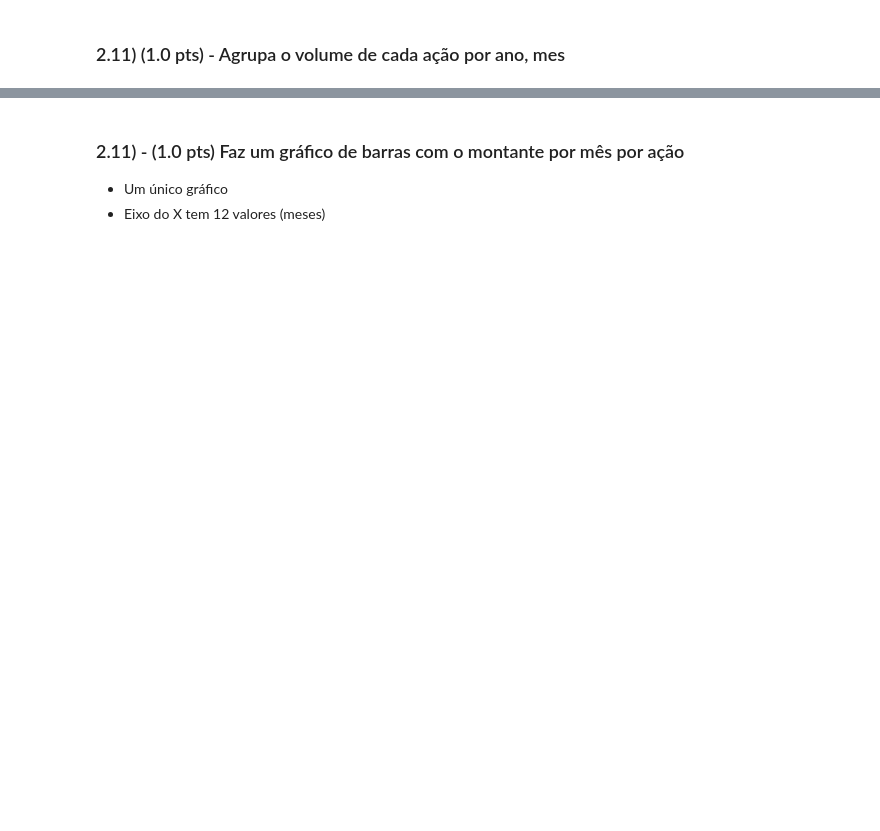
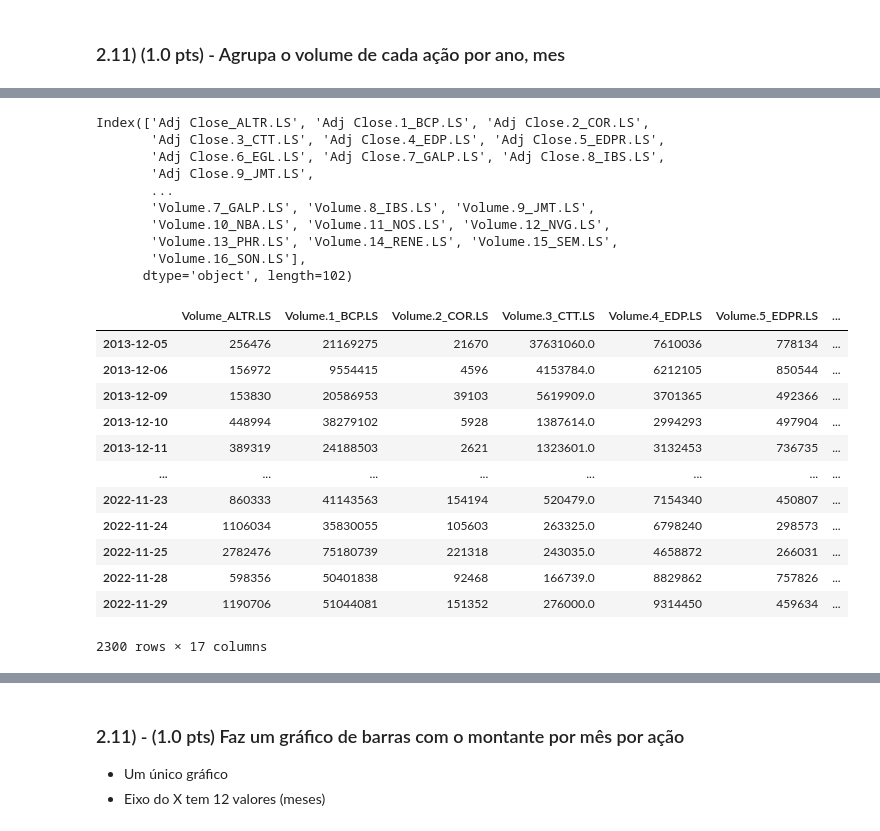
Before and after one commit to Brutosippon/projecto1, a Jupyter notebook: 2022 CF_GRUPO_K.ipynb, the cells around one changed output, grey strips where cells are left out. Drawn from its saved outputs; the diff is of its cells as text; code cells hidden in the pictures; blank space fills up the shorter version.

```diff
--- a/2022 CF_GRUPO_K.ipynb
+++ b/2022 CF_GRUPO_K.ipynb
@@ -522 +516,44 @@ date
 2300 rows × 102 columns
+# %%
+print(df_data_csv_Adj.columns)
+df_Adj_Close=df_data_csv_Adj.iloc[:,0:17]
+df_Adj_Close
+
+df_close = df_data_csv_Adj.iloc[:,17:34]
+df_close
+
+df_high = df_data_csv_Adj.iloc[:,34:51]
+df_high
+
+df_low = df_data_csv_Adj.iloc[:,51:68]
+df_low
+
+df_open = df_data_csv_Adj.iloc[:,68:85]
+df_open
+
+df_volume = df_data_csv_Adj.iloc[:,85:102]
+df_volume
+# %% [output]
+Index(['Adj Close_ALTR.LS', 'Adj Close.1_BCP.LS', 'Adj Close.2_COR.LS',
+       'Adj Close.3_CTT.LS', 'Adj Close.4_EDP.LS', 'Adj Close.5_EDPR.LS',
+       'Adj Close.6_EGL.LS', 'Adj Close.7_GALP.LS', 'Adj Close.8_IBS.LS',
+       'Adj Close.9_JMT.LS',
+       ...
+       'Volume.7_GALP.LS', 'Volume.8_IBS.LS', 'Volume.9_JMT.LS',
+       'Volume.10_NBA.LS', 'Volume.11_NOS.LS', 'Volume.12_NVG.LS',
+       'Volume.13_PHR.LS', 'Volume.14_RENE.LS', 'Volume.15_SEM.LS',
+       'Volume.16_SON.LS'],
+      dtype='object', length=102)
+|  | Volume_ALTR.LS | Volume.1_BCP.LS | Volume.2_COR.LS | Volume.3_CTT.LS | Volume.4_EDP.LS | Volume.5_EDPR.LS | ... |
+| 2013-12-05 | 256476 | 21169275 | 21670 | 37631060.0 | 7610036 | 778134 | ... |
+| 2013-12-06 | 156972 | 9554415 | 4596 | 4153784.0 | 6212105 | 850544 | ... |
+| 2013-12-09 | 153830 | 20586953 | 39103 | 5619909.0 | 3701365 | 492366 | ... |
+| 2013-12-10 | 448994 | 38279102 | 5928 | 1387614.0 | 2994293 | 497904 | ... |
+| 2013-12-11 | 389319 | 24188503 | 2621 | 1323601.0 | 3132453 | 736735 | ... |
+| ... | ... | ... | ... | ... | ... | ... | ... |
+| 2022-11-23 | 860333 | 41143563 | 154194 | 520479.0 | 7154340 | 450807 | ... |
+| 2022-11-24 | 1106034 | 35830055 | 105603 | 263325.0 | 6798240 | 298573 | ... |
+| 2022-11-25 | 2782476 | 75180739 | 221318 | 243035.0 | 4658872 | 266031 | ... |
+| 2022-11-28 | 598356 | 50401838 | 92468 | 166739.0 | 8829862 | 757826 | ... |
+| 2022-11-29 | 1190706 | 51044081 | 151352 | 276000.0 | 9314450 | 459634 | ... |
+2300 rows × 17 columns
```
Also changed, not shown: parts of 19 cells of this notebook.
